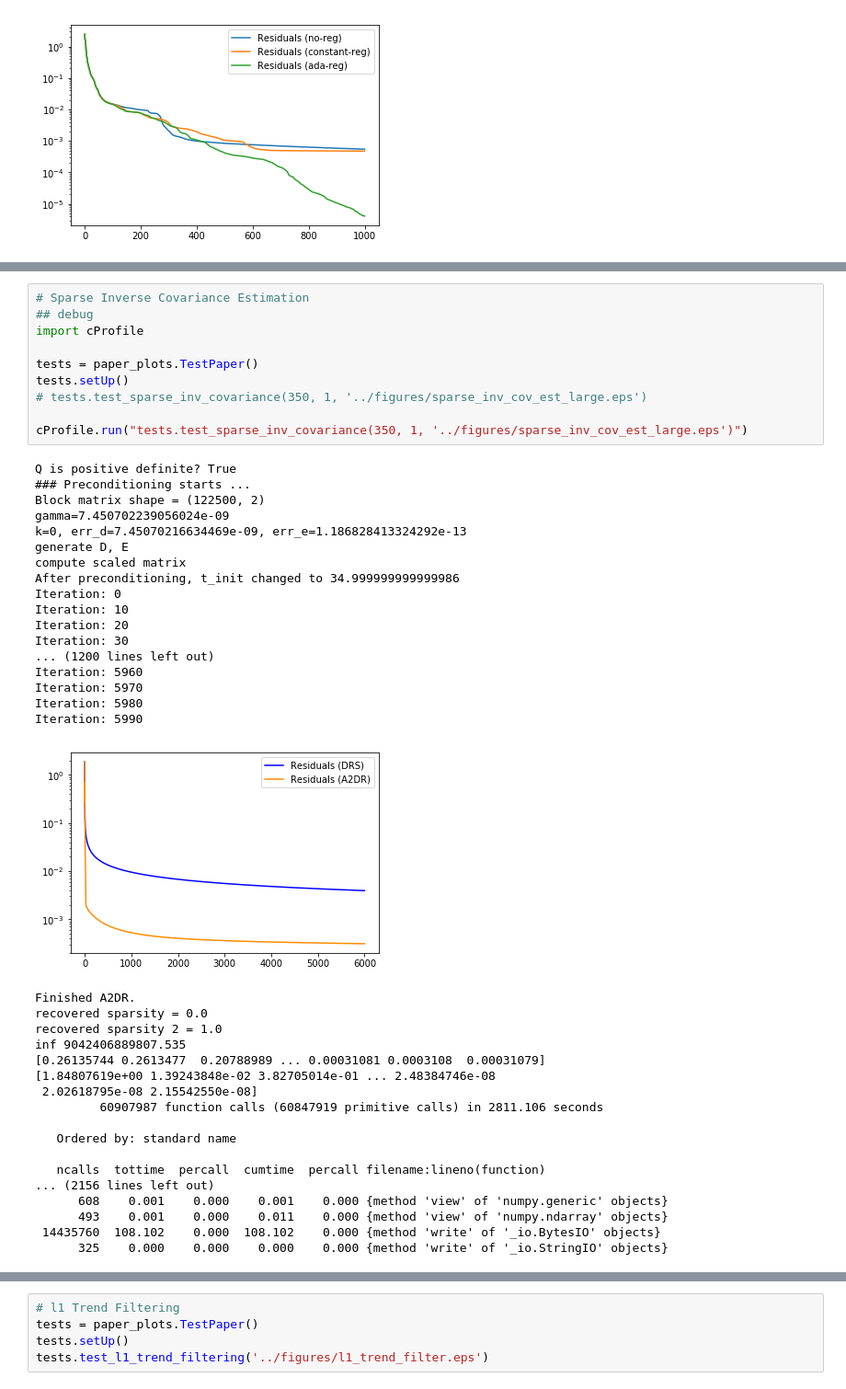
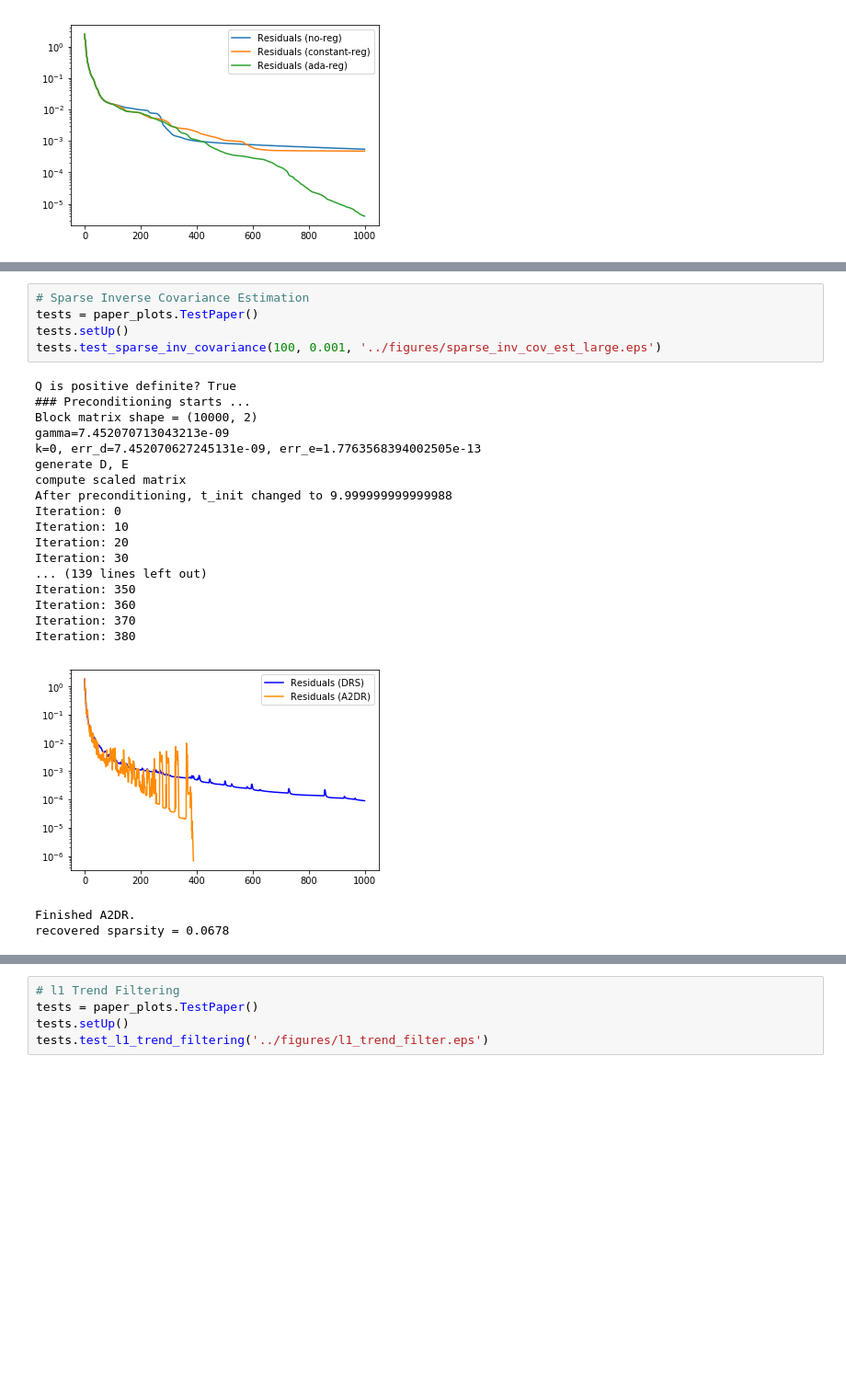
Before and after one commit to cvxgrp/a2dr, a Jupyter notebook: examples/notebooks/paper_plots.ipynb, the cells around one changed output, grey strips where cells are left out. Shown: that part at 92% size. Cells and saved outputs as stored; diff of their text form; blank space fills up the shorter version.

```diff
--- a/examples/notebooks/paper_plots.ipynb
+++ b/examples/notebooks/paper_plots.ipynb
@@ -101,46 +86,26 @@ recovered sparsity 2 = 1.0
 # %%
 # Sparse Inverse Covariance Estimation
-## debug
-import cProfile
-
 tests = paper_plots.TestPaper()
 tests.setUp()
-# tests.test_sparse_inv_covariance(350, 1, '../figures/sparse_inv_cov_est_large.eps')
-
-cProfile.run("tests.test_sparse_inv_covariance(350, 1, '../figures/sparse_inv_cov_est_large.eps')")
+tests.test_sparse_inv_covariance(100, 0.001, '../figures/sparse_inv_cov_est_large.eps')
 # %% [output]
 Q is positive definite? True
 ### Preconditioning starts ...
-Block matrix shape = (122500, 2)
-gamma=7.450702239056024e-09
-k=0, err_d=7.45070216634469e-09, err_e=1.186828413324292e-13
+Block matrix shape = (10000, 2)
+gamma=7.452070713043213e-09
+k=0, err_d=7.452070627245131e-09, err_e=1.7763568394002505e-13
 generate D, E
 compute scaled matrix
-After preconditioning, t_init changed to 34.999999999999986
+After preconditioning, t_init changed to 9.999999999999988
 Iteration: 0
 Iteration: 10
 Iteration: 20
 Iteration: 30
-... (1200 lines left out)
-Iteration: 5960
-Iteration: 5970
-Iteration: 5980
-Iteration: 5990
+... (139 lines left out)
+Iteration: 350
+Iteration: 360
+Iteration: 370
+Iteration: 380
-[figure, old version]
+[figure, new version]
 Finished A2DR.
-recovered sparsity = 0.0
-recovered sparsity 2 = 1.0
-inf 9042406889807.535
-[0.26135744 0.2613477  0.20788989 ... 0.00031081 0.0003108  0.00031079]
-[1.84807619e+00 1.39243848e-02 3.82705014e-01 ... 2.48384746e-08
- 2.02618795e-08 2.15542550e-08]
-         60907987 function calls (60847919 primitive calls) in 2811.106 seconds
-
-   Ordered by: standard name
-
-   ncalls  tottime  percall  cumtime  percall filename:lineno(function)
-... (2156 lines left out)
-      608    0.001    0.000    0.001    0.000 {method 'view' of 'numpy.generic' objects}
-      493    0.001    0.000    0.011    0.000 {method 'view' of 'numpy.ndarray' objects}
- 14435760  108.102    0.000  108.102    0.000 {method 'write' of '_io.BytesIO' objects}
-      325    0.000    0.000    0.000    0.000 {method 'write' of '_io.StringIO' objects}
+recovered sparsity = 0.0678
```
Also changed, not shown: parts of 18 cells of this notebook, 24 other files.
